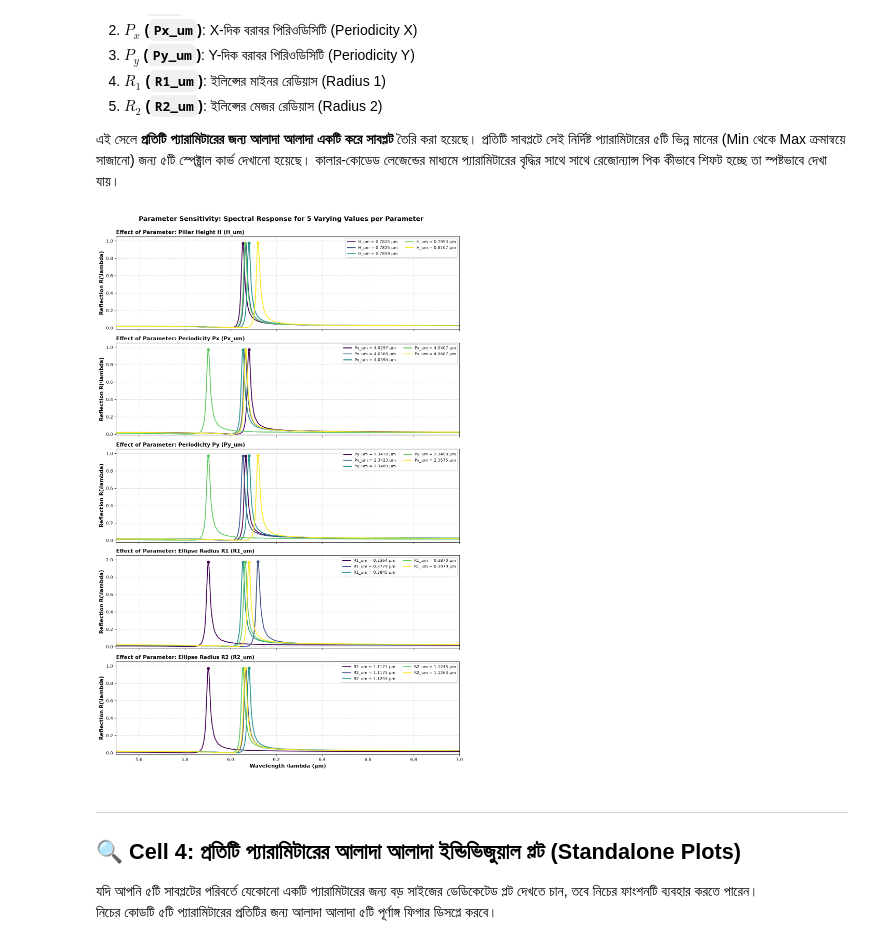
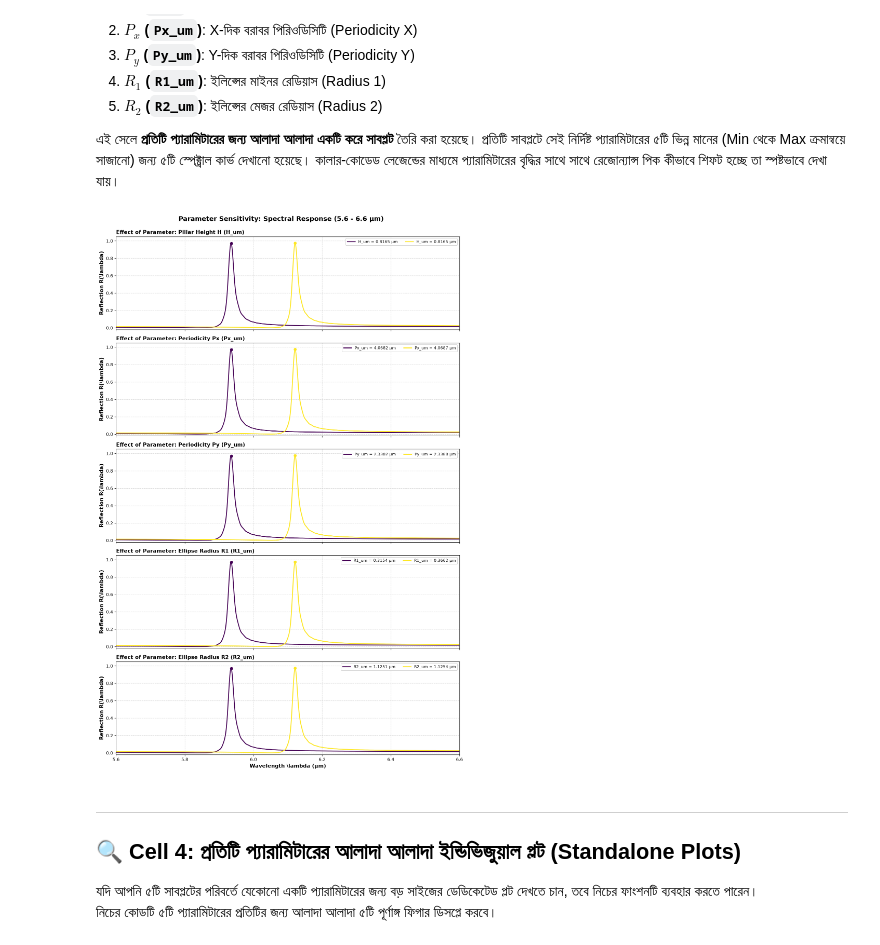
Before and after one commit to najibulazam/High-Q-Quasi-BIC-Silicon-on-MgF-Metasurfaces, a Jupyter notebook: plot_spectrum_analysis.ipynb, the cells around one changed output. Cells and saved outputs as stored; diff of their text form; code cells hidden in the pictures.

```diff
--- a/plot_spectrum_analysis.ipynb
+++ b/plot_spectrum_analysis.ipynb
@@ -38,7 +38,7 @@ plt.rcParams.update({
 # ডেটাসেট পাথ
 csv_path = os.path.join("dataset", "spectral_data.csv")
 if not os.path.exists(csv_path):
-    raise FileNotFoundError(f"❌ ফাইল পাওয়া যায়নি: {csv_path}")
+    raise FileNotFoundError(f"❌ '{csv_path}' পাওয়া যায়নি! অনুগ্রহ করে প্রথমে 'run_sweep.py' চালিয়ে ডেটাসেট তৈরি করুন।")
 
 df = pd.read_csv(csv_path)
 print(f"✅ ডেটাসেট সফলভাবে লোড হয়েছে!")
@@ -59,15 +59,20 @@ param_names = {
 w_cols = sorted([c for c in df.columns if c.startswith('w_')], key=lambda x: int(x.split('_')[1]))
 r_cols = sorted([c for c in df.columns if c.startswith('r_')], key=lambda x: int(x.split('_')[1]))
 
-# ওয়েভলেংথ এক্স-অক্ষ (Ascending অর্ডারে সাজানো: 5.5 µm -> 7.0 µm)
+# ওয়েভলেংথ এক্স-অক্ষ (Ascending অর্ডারে সাজানো: 5.6 µm -> 6.6 µm)
 w_raw = df[w_cols].iloc[0].values.astype(float)
 sort_idx = np.argsort(w_raw)
-wavelengths = w_raw[sort_idx]
+w_sorted = w_raw[sort_idx]
+
+# অপটিমাইজড 5.6 থেকে 6.6 µm রেঞ্জ ফিল্টার
+valid_mask = (w_sorted >= 5.60) & (w_sorted <= 6.60)
+wavelengths = w_sorted[valid_mask]
 
 def get_spectrum(dataframe, row_idx):
-    """নির্দিষ্ট রো এর জন্য সাজানো ওয়েভলেংথ এবং রিফ্লেকশন অ্যারে প্রদান করে"""
+    """নির্দিষ্ট রো এর জন্য সাজানো ওয়েভলেংথ এবং রিফ্লেকশন অ্যারে (5.6 - 6.6 µm) প্রদান করে"""
     r_raw = dataframe[r_cols].iloc[row_idx].values.astype(float)
-    return wavelengths, r_raw[sort_idx]
+    r_sorted = r_raw[sort_idx]
+    return wavelengths, r_sorted[valid_mask]
 
 def get_param_str(dataframe, row_idx):
     """রো এর প্যারামিটারগুলোর একটি ফরম্যাটেড স্ট্রিং তৈরি করে"""
@@ -75,7 +80,7 @@ def get_param_str(dataframe, row_idx):
     return (f"H={row['H_um']:.3f} µm, Px={row['Px_um']:.3f} µm, "
             f"Py={row['Py_um']:.3f} µm, R1={row['R1_um']:.3f} µm, R2={row['R2_um']:.3f} µm")
 
-print(f"🌈 Wavelength Range: {wavelengths.min():.2f} µm to {wavelengths.max():.2f} µm ({len(wavelengths)} points)")
+print(f"🌈 Optimized Wavelength Range: {wavelengths.min():.2f} µm to {wavelengths.max():.2f} µm ({len(wavelengths)} points)")
 display(df[geo_cols].head())
 # %% [output]
 ✅ ডেটাসেট সফলভাবে লোড হয়েছে!
@@ -185,10 +187,10 @@ for i, idx in enumerate(random_indices):
     # পিকে মার্কার
     ax.scatter([peak_w], [peak_r], color=colors[i % len(colors)], s=50, zorder=5)
 
-ax.set_title(f'Comparison of {num_random} Random Metasurface Spectra', fontsize=14, fontweight='bold', pad=12)
+ax.set_title(f'Comparison of {num_random} Random Metasurface Spectra (5.6 - 6.6 µm)', fontsize=14, fontweight='bold', pad=12)
 ax.set_xlabel('Wavelength \\lambda (µm)', fontweight='bold')
 ax.set_ylabel('Reflection R(\\lambda)', fontweight='bold')
-ax.set_xlim(w.min(), w.max())
+ax.set_xlim(5.6, 6.6)  # অপটিমাইজড ৫.৬ থেকে ৬.৬ µm
 ax.set_ylim(-0.02, 1.05)
 ax.grid(True, linestyle='--', alpha=0.5)
 ax.legend(loc='upper right', frameon=True, framealpha=0.92, fontsize=8.5)
@@ -233,40 +225,40 @@ for ax_idx, param in enumerate(geo_cols):
     # নির্দিষ্ট প্যারামিটারের মান অনুসারে ডেটাফ্রেম সাজানো
     sorted_df = df.sort_values(by=param).reset_index(drop=True)
 
     # ৫টি সমদূরবর্তী স্যাম্পল নির্বাচন (Min to Max)
     selected_indices = np.linspace(0, len(sorted_df) - 1, k_curves, dtype=int)
     subset = sorted_df.iloc[selected_indices]
 
     for curve_i, (_, row) in enumerate(subset.iterrows()):
-        r_raw = row[r_cols].values.astype(float)
-        r = r_raw[sort_idx]
+        w, r = get_spectrum(df, row.name if row.name in df.index else 0)
         val = row[param]
 
         # গ্রেডিয়েন্ট কালার
         color = cmap(curve_i / max(1, k_curves - 1))
-        ax.plot(wavelengths, r, color=color, linewidth=2.0,
+        ax.plot(w, r, color=color, linewidth=2.0,
                 label=f"{param} = {val:.4f} µm")
 
         # পিক পয়েন্ট মার্কিং
         p_idx = np.argmax(r)
-        ax.scatter(wavelengths[p_idx], r[p_idx], color=color, s=35, zorder=4)
+        ax.scatter(w[p_idx], r[p_idx], color=color, s=35, zorder=4)
 
     ax.set_title(f'Effect of Parameter: {param_names[param]} ({param})', fontsize=12, fontweight='bold', loc='left')
     ax.set_ylabel('Reflection R(\\lambda)', fontweight='bold')
+    ax.set_xlim(5.6, 6.6)  # অপটিমাইজড ৫.৬ থেকে ৬.৬ µm
     ax.set_ylim(-0.02, 1.05)
     ax.grid(True, linestyle='--', alpha=0.5)
     ax.legend(loc='upper right', frameon=True, framealpha=0.9, fontsize=9, ncol=2)
 
 # সর্বশেষ সাবপ্লটের নিচে এক্স-অক্ষ লেবেল
 axes[-1].set_xlabel('Wavelength \\lambda (µm)', fontweight='bold', fontsize=12)
-axes[-1].set_xlim(wavelengths.min(), wavelengths.max())
+axes[-1].set_xlim(5.6, 6.6)  # অপটিমাইজড ৫.৬ থেকে ৬.৬ µm
 
-plt.suptitle('Parameter Sensitivity: Spectral Response for 5 Varying Values per Parameter',
+plt.suptitle('Parameter Sensitivity: Spectral Response (5.6 - 6.6 µm)',
              fontsize=15, fontweight='bold', y=0.995)
 plt.tight_layout()
 plt.show()
 # %% [output]
-[figure, old version]
+[figure, new version]
 # %% [markdown]
 ---
 ## 🔍 Cell 4: প্রতিটি প্যারামিটারের আলাদা আলাদা ইন্ডিভিজুয়াল প্লট (Standalone Plots)
```
Also changed, not shown: parts of 6 cells of this notebook, 3 other files.
